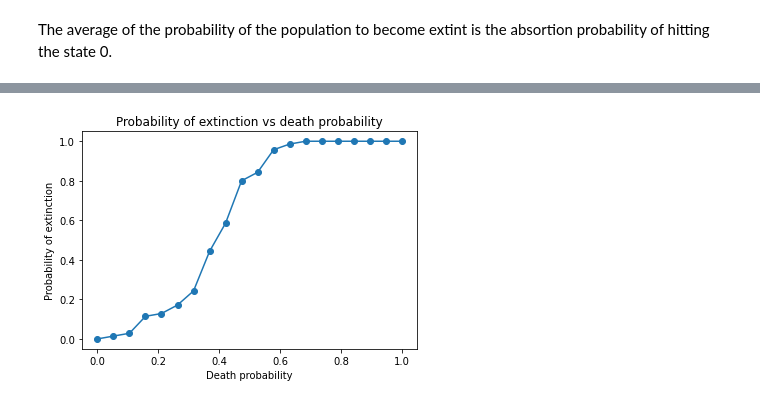
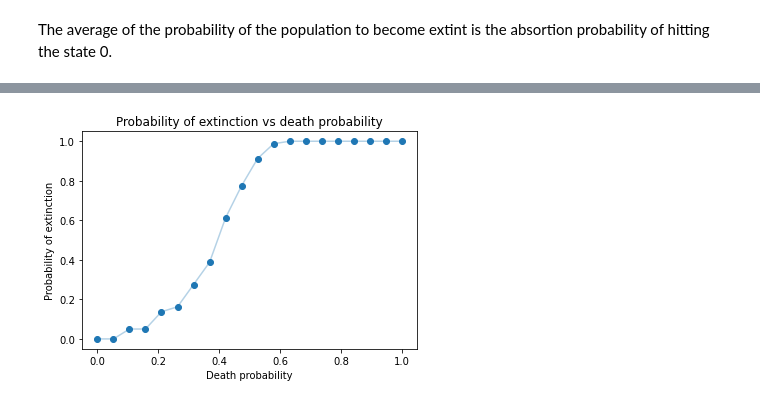
Before and after one commit to cima22/stochastic_modelling_and_simulation, a Jupyter notebook: dtmc_simulation/HW_DTMC_Simulation_2022.ipynb, the cells around one changed output, grey strips where cells are left out. Cells and saved outputs as stored; diff of their text form; code cells hidden in the pictures.

```diff
--- a/dtmc_simulation/HW_DTMC_Simulation_2022.ipynb
+++ b/dtmc_simulation/HW_DTMC_Simulation_2022.ipynb
@@ -217,10 +214,9 @@ Since the transition matrix is complex to calculate, especially for a large numb
 # %%
-%%time
 def simulate_branching_chain(initial_pop, k_prob, gen_max):
     """Simulate a population modelled by a branching chain.
     Input: the initial population, a tuple that models the probability of an individual of generating k offsprings
     (first entry is the probability to die, second to generate 0 offspirng and so on) and
-    how many generations it is wanted to simulate.
+    for how many generations to simulate.
     Output: the evolving of the number of individuals through the generations."""
 
     assert is_prob_vector(k_prob)
@@ -232,16 +228,17 @@ def simulate_branching_chain(initial_pop, k_prob, gen_max):
         current_pop = int(pop[-1]) # take the current population
         offsprings = 0
         for individual in range(current_pop): # for every individual of the population
-            offsprings += int(sample_discrete(1,k_prob)) - 1 # sum the number of offsprings of the individual to
-            # the total offsprings of the current population. -1 is due to the indexing: state 0 means -1 individuals born,
-            # state 1 is 0 individuals born and so on.
+
+            offspring = int(sample_discrete(N = 1, p = k_prob)) - 1
+            # -1 is due to the indexing: state 0 means -1 individuals born, state 1 is 0 individuals born and so on.
+
+            offsprings += offspring # sum the number of offsprings of the individual to
+            # the total offsprings of the current population.
+
         pop.append(offsprings + current_pop) # the new generation is composed of the previous population + offspings
         # (offsprings can be negative, leading to extintion)
 
         if int(pop[-1]) == 0:
-            pop.append("Population extinted :(")
             break
 
     return pop
-
-simulate_branching_chain(2, (.2,.3,.3,.2), 20)
@@ -278,16 +269,20 @@ def branching_absortion(initial_pop, k_prob, target, max_gen = 20, N_SIM = 100):
 
     samples = []
 
-    p = IntProgress(min=0,max=N_SIM)
+    ############### Progress Bar #############################################
+    p = IntProgress(min=0,max=N_SIM, description = "P₋₁ = " + str(k_prob[0]))
     display.display(p)
+    ##########################################################################
 
     for i in range(N_SIM):
         trajectory = simulate_branching_chain(initial_pop, k_prob, max_gen)
         samples.append(hit_target(trajectory, target))
+
+        ####### Progress Bar ######
         p.value += 1
+        ###########################
 
     p.bar_style = "success"
-    p.close()
 
     return (np.mean(samples), confidence_interval(samples))
 # %%
@@ -305,25 +302,37 @@ Wall time: 1.3 s
 # %%
-def extintion_different_pk(initial_pop, target, death_probs = np.linspace(0,1,20), max_gen = 12, N_SIM = 70):
+def extintion_different_pk(initial_pop, target, death_probs = np.linspace(0,1,20), max_gen = 15, N_SIM = 80):
     """Computes the estimation of extintion with different death probabilities"""
     estimated_probs = []
+
+    ############### Progress Bar #############################################
     p = IntProgress(min=0,max=len(death_probs))
     display.display(p)
+    ##########################################################################
+
     for i in range(len(death_probs)):
         death_prob = death_probs[i]
         birth_prob = (1. - death_prob) / 3
         k_prob = (death_prob, birth_prob, birth_prob, birth_prob)
         estimated_probs.append(branching_absortion(initial_pop, k_prob, target, max_gen, N_SIM)[0])
+
+        ####### Progress Bar ######
         p.value += 1
+        ###########################
 
     p.bar_style = "success"
     display.clear_output()
-    plt.plot(death_probs,estimated_probs)
+
+    plt.plot(death_probs,estimated_probs,alpha=.33)
     plt.scatter(death_probs,estimated_probs)
     plt.title("Probability of extinction vs death probability")
     plt.xlabel("Death probability")
     plt.ylabel("Probability of extinction")
+
     return estimated_probs
 
-estimated_probs = extintion_different_pk(2,[0])
+initial_population = 2
+target = [0]
+
+estimated_probs = extintion_different_pk(initial_population, target)
 # %% [output]
-[figure, old version]
+[figure, new version]
```
Also changed, not shown: parts of 14 cells of this notebook.
